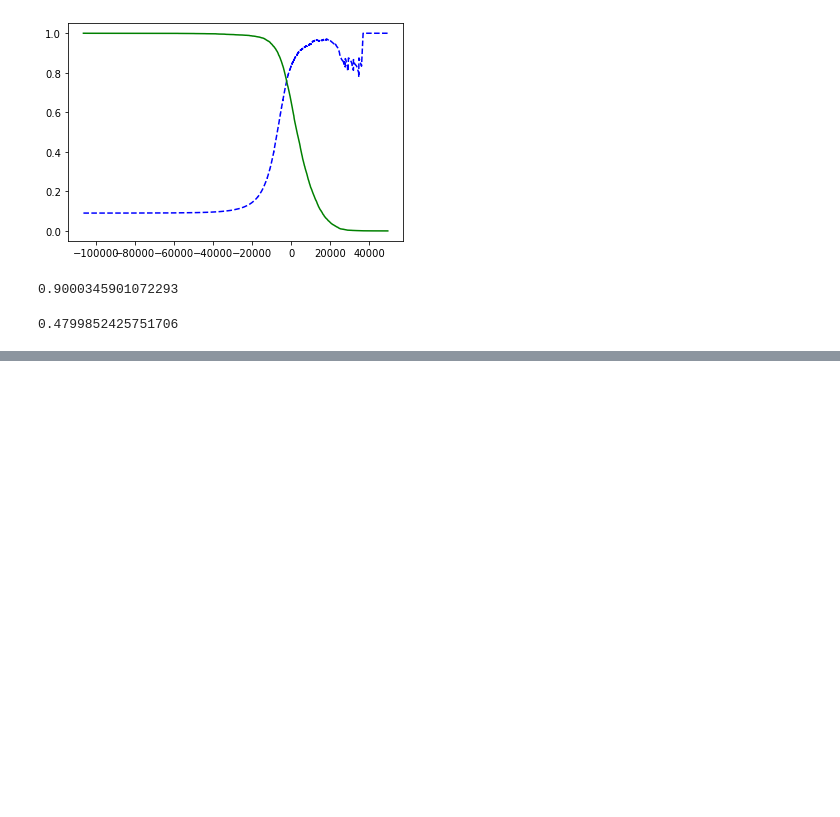
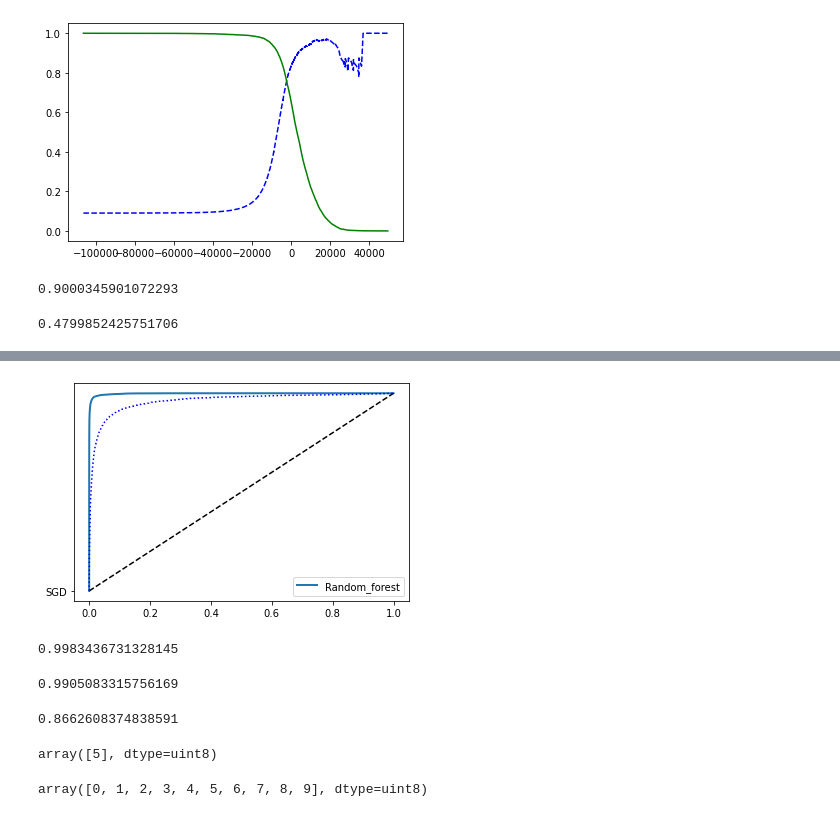
Before and after one commit to ailinal/ml_practice, a Jupyter notebook: ch3.ipynb, the cells around one changed output, grey strips where cells are left out. Cells and saved outputs as stored; diff of their text form; code cells hidden in the pictures; blank space fills up the shorter version.

```diff
--- a/ch3.ipynb
+++ b/ch3.ipynb
@@ -163,0 +193,40 @@ recall_score(y_train_5, y_train_90_pred)
+# %%
+plot_roc_curve(fpr_forest,tpr_forest,'Random_forest')
+plt.plot(fpr,tpr,'b:','SGD')
+plt.legend(loc='lower right')
+plt.show()
+# %% [output]
+[figure, added]
+# %%
+roc_auc_score(y_train_5, y_socres_forest)
+# %% [output]
+0.9983436731328145
+# %%
+y_train_forest_pred = cross_val_predict(forest_clf,X_train,y_train_5,cv=3)
+precision_score(y_train_5, y_train_forest_pred)
+# %% [output]
+0.9905083315756169
+# %%
+recall_score(y_train_5, y_train_forest_pred)
+# %% [output]
+0.8662608374838591
+# %%
+# 多类分类器
+# 一些算法直接可以处理多类分类，一些严格的二元分类算法也可以通过一些策略转换为多类分类器；
+# 对于将数字图片分为10类的问题；
+# 一对剩余策略OvR，训练10个二元分类器（0-剩余，1-剩余...） 选择分数最高的类最为类别
+# 一对一策略OvO，需要训练45个二元分类器，（N*（N-1）/2）最后看哪个类获胜最多
+# scikit-learn会自动运行OvR或OvO
+
+from sklearn.svm import SVC
+svm_clf = SVC()
+svm_clf.fit(X_train, y_train)
+svm_clf.predict([some_digit])
+# %% [output]
+array([5], dtype=uint8)
+# %%
+some_digit_socres = svm_clf.decision_function([some_digit])
+np.argmax(some_digit_socres)
+svm_clf.classes_
+# %% [output]
+array([0, 1, 2, 3, 4, 5, 6, 7, 8, 9], dtype=uint8)
```
Also changed, not shown: parts of 12 cells of this notebook.
